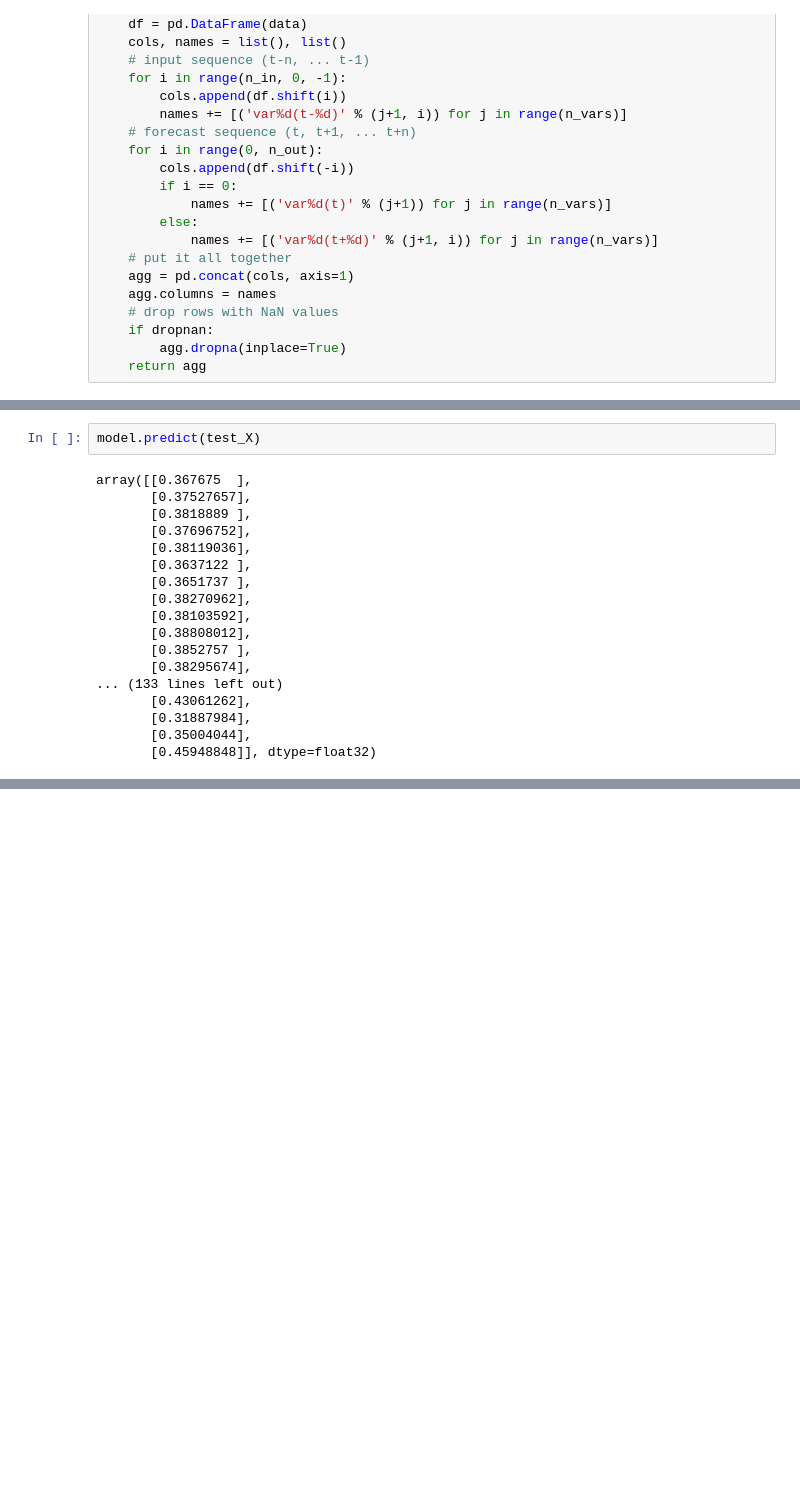
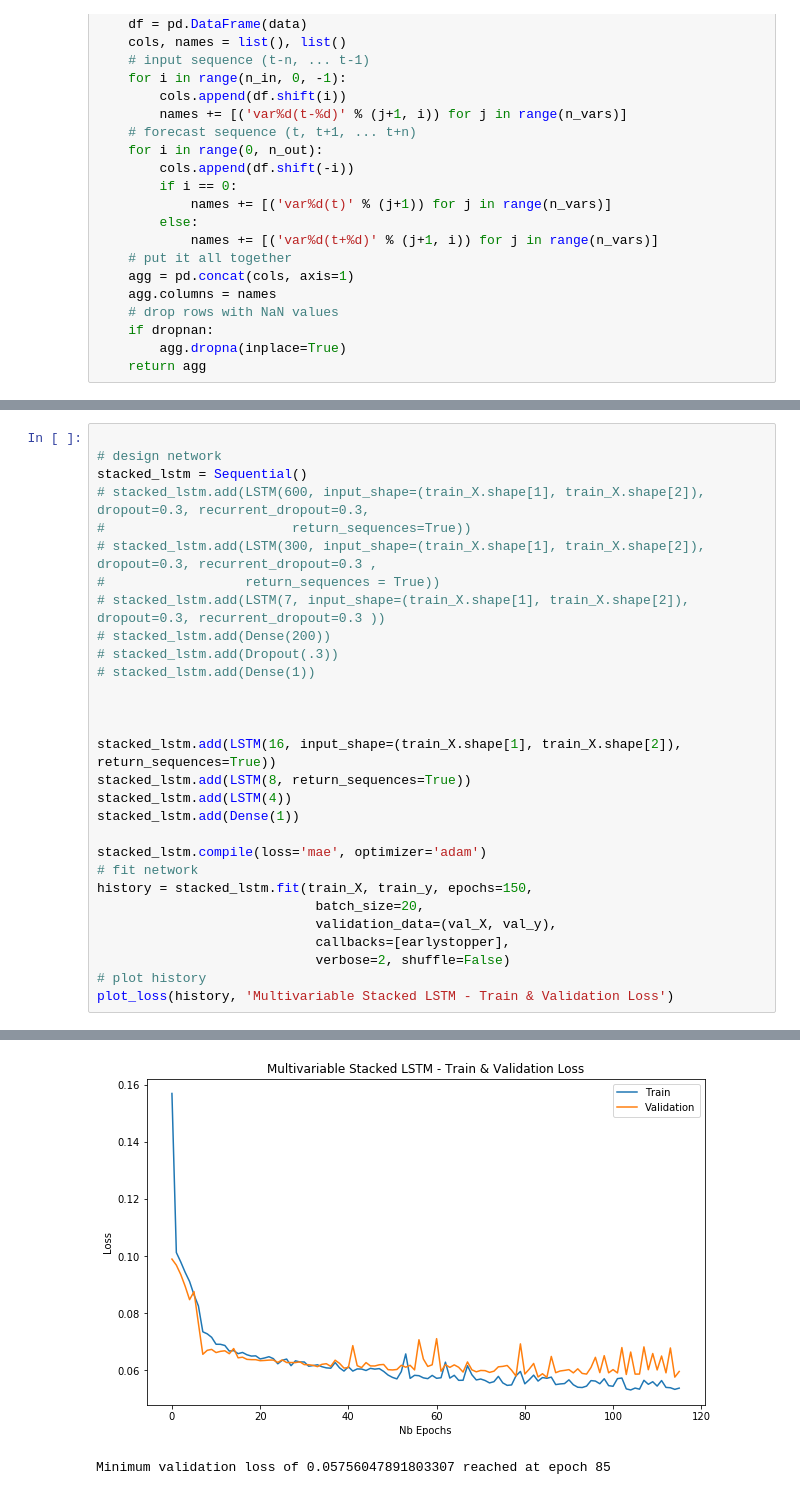
Before and after one commit to yeewill/project-5-Air-Quality-Forecast, a Jupyter notebook: MultiVariable LSTM.ipynb, the cells around one changed output, grey strips where cells are left out. Saved outputs shown, nothing was run; the diff lists cells and outputs as text; blank space fills up the shorter version.

```diff
--- a/MultiVariable LSTM.ipynb
+++ b/MultiVariable LSTM.ipynb
@@ -190,20 +228,30 @@ Epoch 100/100
-# %%
-model.predict(test_X)
-# %% [output]
-array([[0.367675  ],
-       [0.37527657],
-       [0.3818889 ],
-       [0.37696752],
-       [0.38119036],
-       [0.3637122 ],
-       [0.3651737 ],
-       [0.38270962],
-       [0.38103592],
-       [0.38808012],
-       [0.3852757 ],
-       [0.38295674],
-... (133 lines left out)
-       [0.43061262],
-       [0.31887984],
-       [0.35004044],
-       [0.45948848]], dtype=float32)
+# %%
+
+# design network
+stacked_lstm = Sequential()
+# stacked_lstm.add(LSTM(600, input_shape=(train_X.shape[1], train_X.shape[2]), dropout=0.3, recurrent_dropout=0.3,
+#                        return_sequences=True))
+# stacked_lstm.add(LSTM(300, input_shape=(train_X.shape[1], train_X.shape[2]), dropout=0.3, recurrent_dropout=0.3 ,
+#                  return_sequences = True))
+# stacked_lstm.add(LSTM(7, input_shape=(train_X.shape[1], train_X.shape[2]), dropout=0.3, recurrent_dropout=0.3 ))
+# stacked_lstm.add(Dense(200))
+# stacked_lstm.add(Dropout(.3))
+# stacked_lstm.add(Dense(1))
+
+
+
+stacked_lstm.add(LSTM(16, input_shape=(train_X.shape[1], train_X.shape[2]), return_sequences=True))
+stacked_lstm.add(LSTM(8, return_sequences=True))
+stacked_lstm.add(LSTM(4))
+stacked_lstm.add(Dense(1))
+
+stacked_lstm.compile(loss='mae', optimizer='adam')
+# fit network
+history = stacked_lstm.fit(train_X, train_y, epochs=150,
+                            batch_size=20,
+                            validation_data=(val_X, val_y),
+                            callbacks=[earlystopper],
+                            verbose=2, shuffle=False)
+# plot history
+plot_loss(history, 'Multivariable Stacked LSTM - Train & Validation Loss')
+# %% [output]
@@ -209,0 +275,2 @@ array([[0.367675  ],
+[figure, added]
+Minimum validation loss of 0.05756047891803307 reached at epoch 85
```
Also changed, not shown: parts of 14 cells of this notebook, 12 other files.
